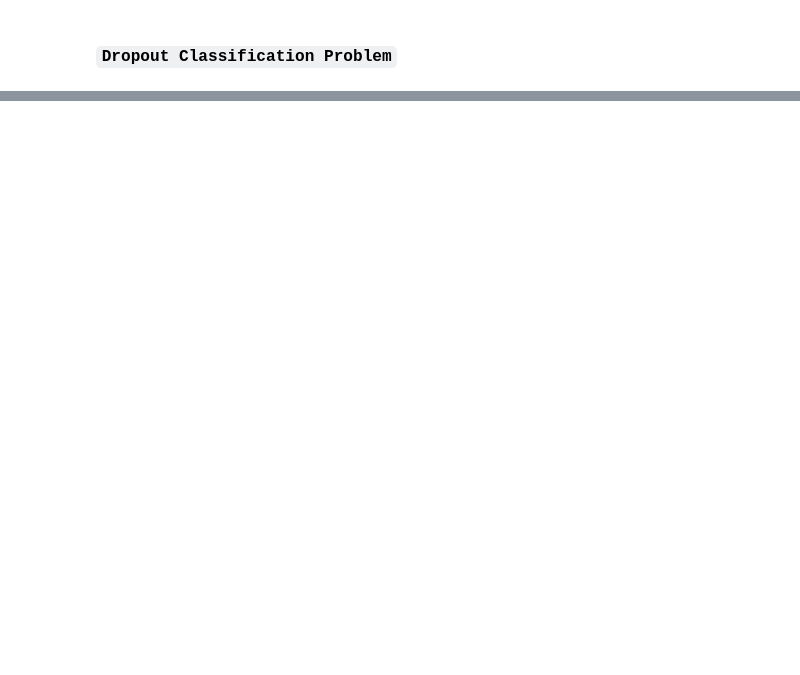
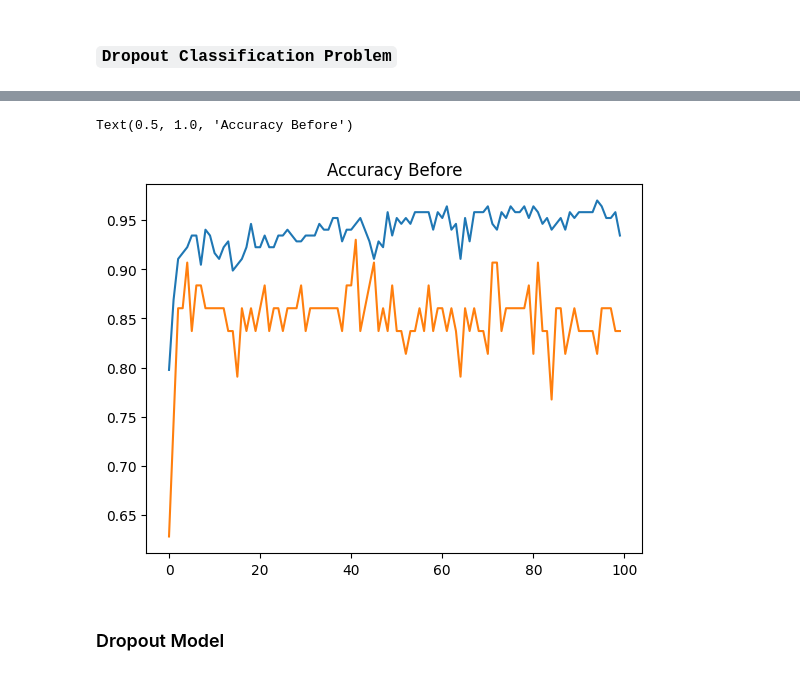
Before and after one commit to Tanish-Sarkar/DeepLearning-with-TensorFLow-and-Keras, a Jupyter notebook: NN_Improvement/dropout_classification_implementation.ipynb, the cells around one changed output, grey strips where cells are left out. Cells and saved outputs as stored; diff of their text form; code cells hidden in the pictures; blank space fills up the shorter version.

```diff
--- a/NN_Improvement/dropout_classification_implementation.ipynb
+++ b/NN_Improvement/dropout_classification_implementation.ipynb
@@ -237,0 +292,9 @@ plt.show()
+# %%
+plt.plot(history.history['accuracy'])
+plt.plot(history.history['val_accuracy'])
+plt.title("Accuracy Before")
+# %% [output]
+Text(0.5, 1.0, 'Accuracy Before')
+[figure, added]
+# %% [markdown]
+### Dropout Model
```
Also changed, not shown: parts of 10 cells of this notebook, 7 other files.
